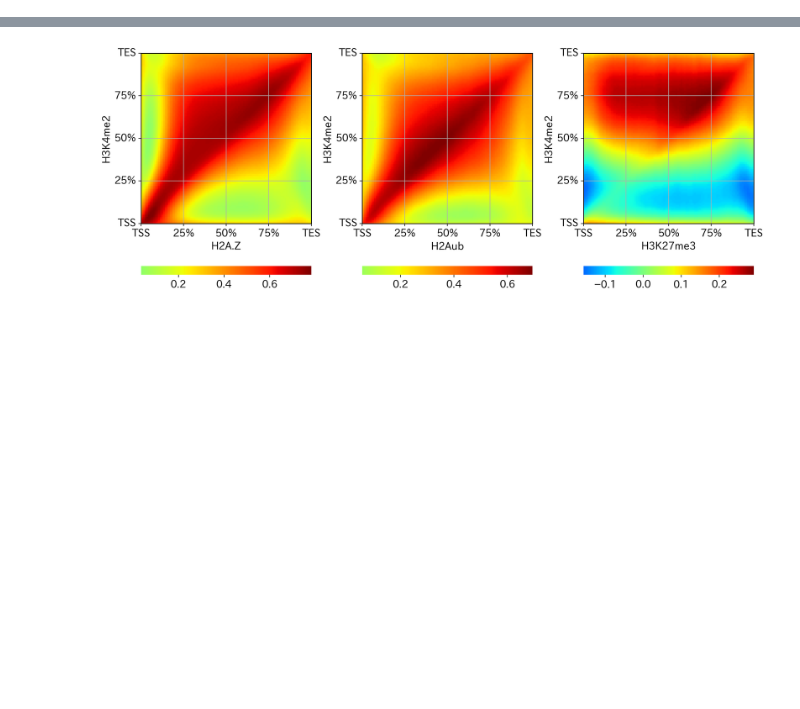
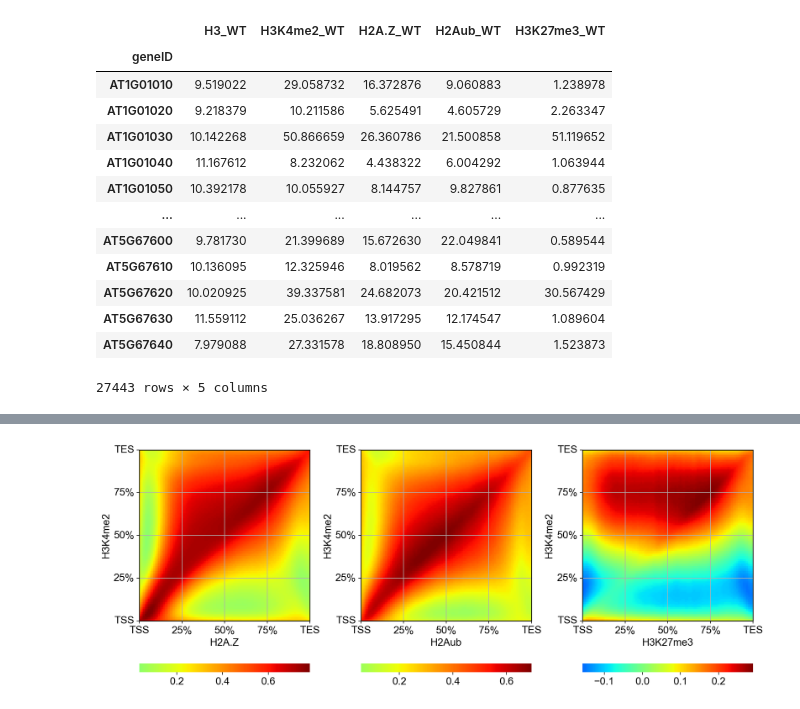
Before and after one commit to Ringo127/Arabidopsis_H3K4me2, a Jupyter notebook: script/Figure_1.ipynb, the cells around one changed output, grey strips where cells are left out. Cells and saved outputs as stored; diff of their text form; code cells hidden in the pictures; blank space fills up the shorter version.

```diff
--- a/script/Figure_1.ipynb
+++ b/script/Figure_1.ipynb
@@ -13,7 +14,22 @@ plt.rcParams['font.sans-serif'] = ['Arial']
 # %%
 # Fig. 1b
-file_path = "../data/Figure_1/ChIP_wt_ldl3_atx345.rpkm.tsv"
+file_path = "../data/ChIP_H3K4me2_H2A.Z_H2Aub_H3K27me3_WT.rpkm.tsv"
 df_chip = pd.read_csv(file_path, sep="\t", index_col=0)
+# %% [output]
+|  | H3_WT | H3K4me2_WT | H2A.Z_WT | H2Aub_WT | H3K27me3_WT |
+| geneID |  |  |  |  |  |
+| AT1G01010 | 9.519022 | 29.058732 | 16.372876 | 9.060883 | 1.238978 |
+| AT1G01020 | 9.218379 | 10.211586 | 5.625491 | 4.605729 | 2.263347 |
+| AT1G01030 | 10.142268 | 50.866659 | 26.360786 | 21.500858 | 51.119652 |
+| AT1G01040 | 11.167612 | 8.232062 | 4.438322 | 6.004292 | 1.063944 |
+| AT1G01050 | 10.392178 | 10.055927 | 8.144757 | 9.827861 | 0.877635 |
+| ... | ... | ... | ... | ... | ... |
+| AT5G67600 | 9.781730 | 21.399689 | 15.672630 | 22.049841 | 0.589544 |
+| AT5G67610 | 10.136095 | 12.325946 | 8.019562 | 8.578719 | 0.992319 |
+| AT5G67620 | 10.020925 | 39.337581 | 24.682073 | 20.421512 | 30.567429 |
+| AT5G67630 | 11.559112 | 25.036267 | 13.917295 | 12.174547 | 1.089604 |
+| AT5G67640 | 7.979088 | 27.331578 | 18.808950 | 15.450844 | 1.523873 |
+27443 rows × 5 columns
 # %%
 hm_list = ["H2A.Z","H2Aub","H3K27me3"]
 
```
Also changed, not shown: parts of 4 cells of this notebook, 1 other file.
